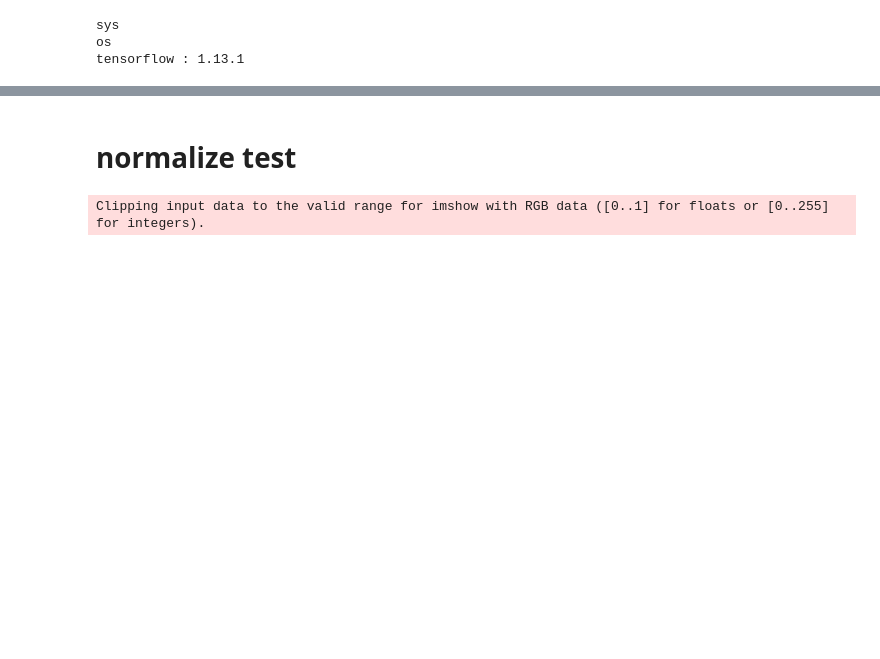
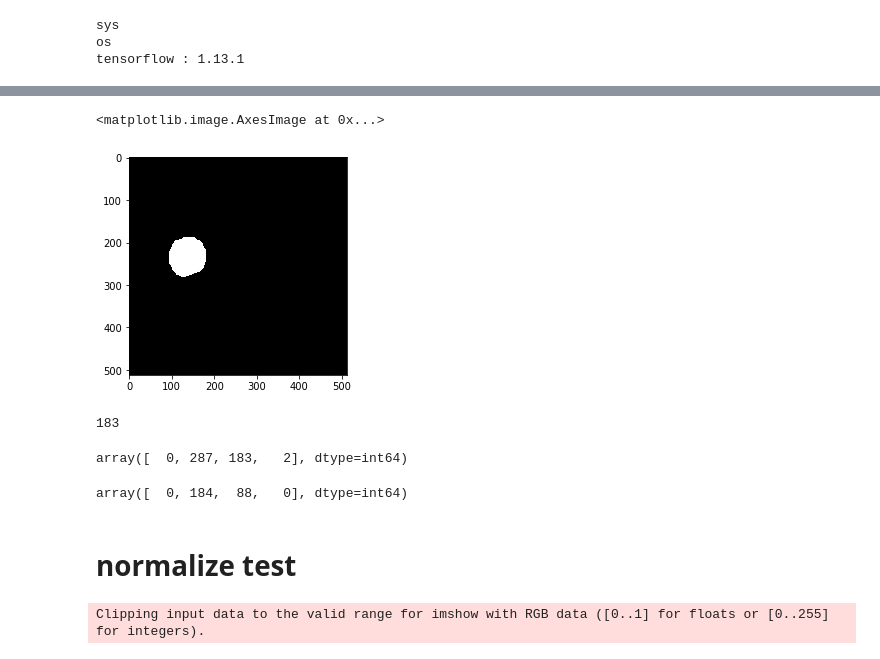
Before and after one commit to cksruf91/Glaucoma_master, a Jupyter notebook: load_image.ipynb, the cells around one changed output, grey strips where cells are left out. Cells and saved outputs as stored; diff of their text form; code cells hidden in the pictures; blank space fills up the shorter version.

```diff
--- a/load_image.ipynb
+++ b/load_image.ipynb
@@ -67,0 +98,4 @@ n_imgs.shape
+# %%
+def resize_img(img,shape):
+    img = cv2.resize(img, dsize=shape, interpolation=cv2.INTER_AREA)
+    return img
@@ -68,2 +154,5 @@ n_imgs.shape
 # %%
-plt.imshow(g_imgs[idx])
+plt.imshow(mk[0])
+# %% [output]
+<matplotlib.image.AxesImage at 0x...>
+[figure, added]
@@ -71,0 +159,12 @@ plt.imshow(n_imgs[idx])
+# %%
+max(opic[0][0][:,2])
+# %% [output]
+183
+# %%
+opic[0][1]
+# %% [output]
+array([  0, 287, 183,   2], dtype=int64)
+# %%
+opic[0][2]
+# %% [output]
+array([  0, 184,  88,   0], dtype=int64)
```
Also changed, not shown: parts of 19 cells of this notebook, 20 other files.
